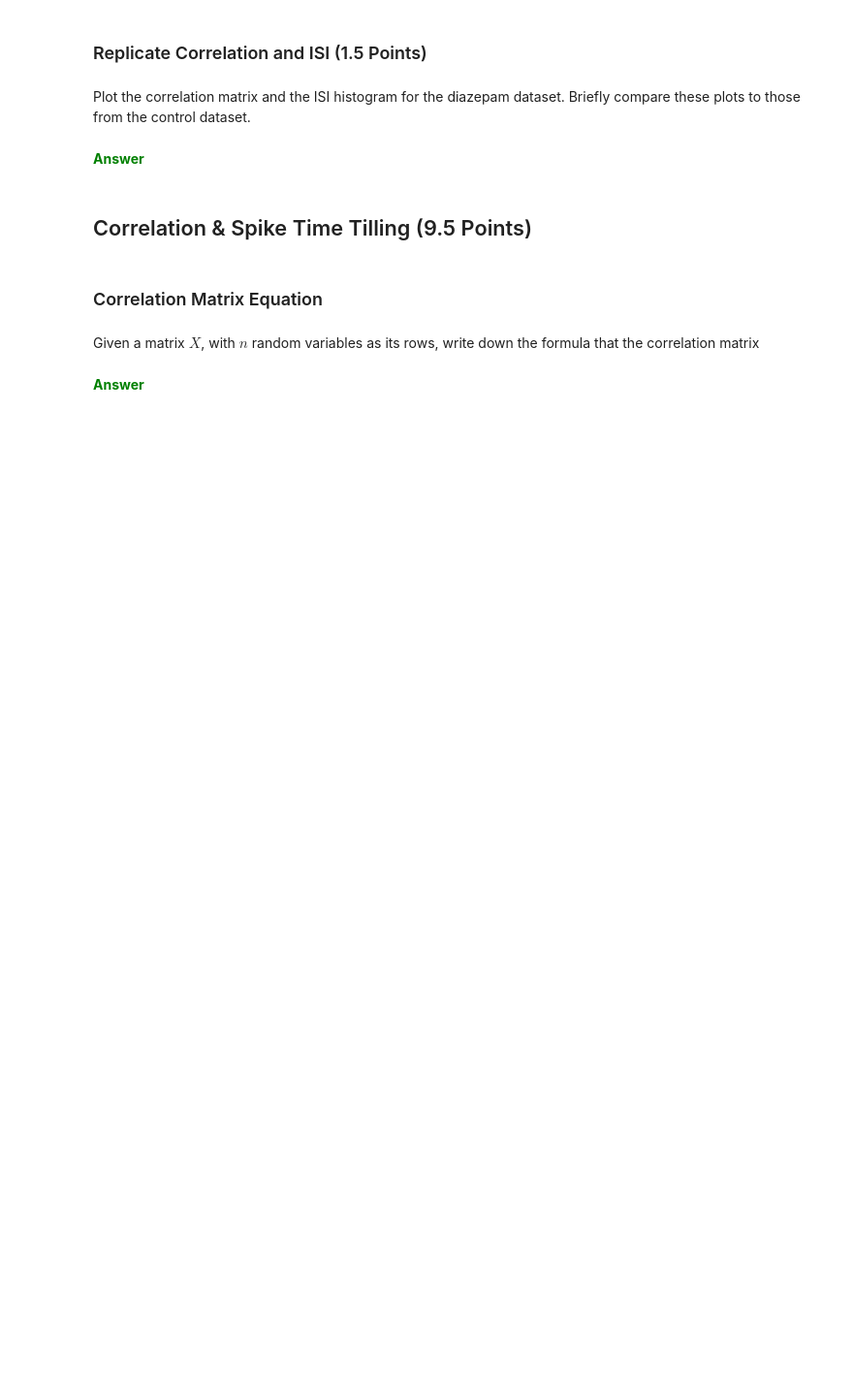
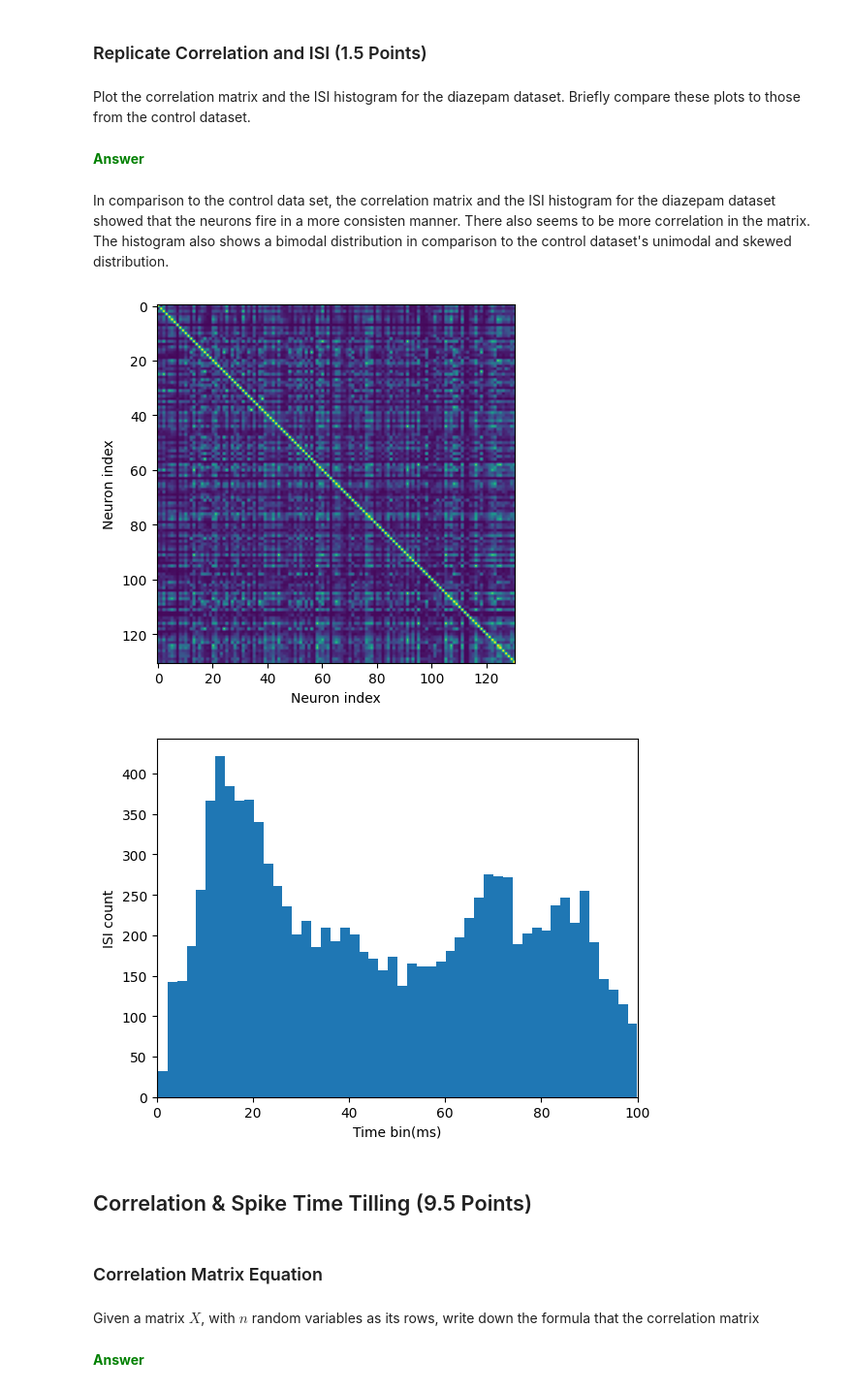
Before and after one commit to Braingeneers-Education/bme-118-2025-introduction-to-electrophysiology-cljhan, a Jupyter notebook: electrophysiology_introduction.ipynb, the cells around one changed output. Shown at 97% size. Drawn from its saved outputs; the diff is of its cells as text; code cells hidden in the pictures; blank space fills up the shorter version.

```diff
--- a/electrophysiology_introduction.ipynb
+++ b/electrophysiology_introduction.ipynb
@@ -350,6 +359,14 @@ Create a graph that zooms in on the first **2** bursts from the Diazepam dataset
 Plot the correlation matrix and the ISI histogram for the diazepam dataset. Briefly compare these plots to those from the control dataset.
 # %% [markdown]
 <font color="green"><b>Answer
+# %% [markdown]
+In comparison to the control data set, the correlation matrix and the ISI histogram for the diazepam dataset showed that the neurons fire in a more consisten manner. There also seems to be more correlation in the matrix. The histogram also shows a bimodal distribution in comparison to the control dataset's unimodal and skewed distribution.
+# %%
+correlation(data_diazepam)
+interspike(data_diazepam)
+# %% [output]
+[figure, added]
+[figure, added]
 # %% [markdown]
 ## Correlation & Spike Time Tilling (9.5 Points)
 # %% [markdown]
```
Also changed, not shown: parts of 10 cells of this notebook, 1 other file.
